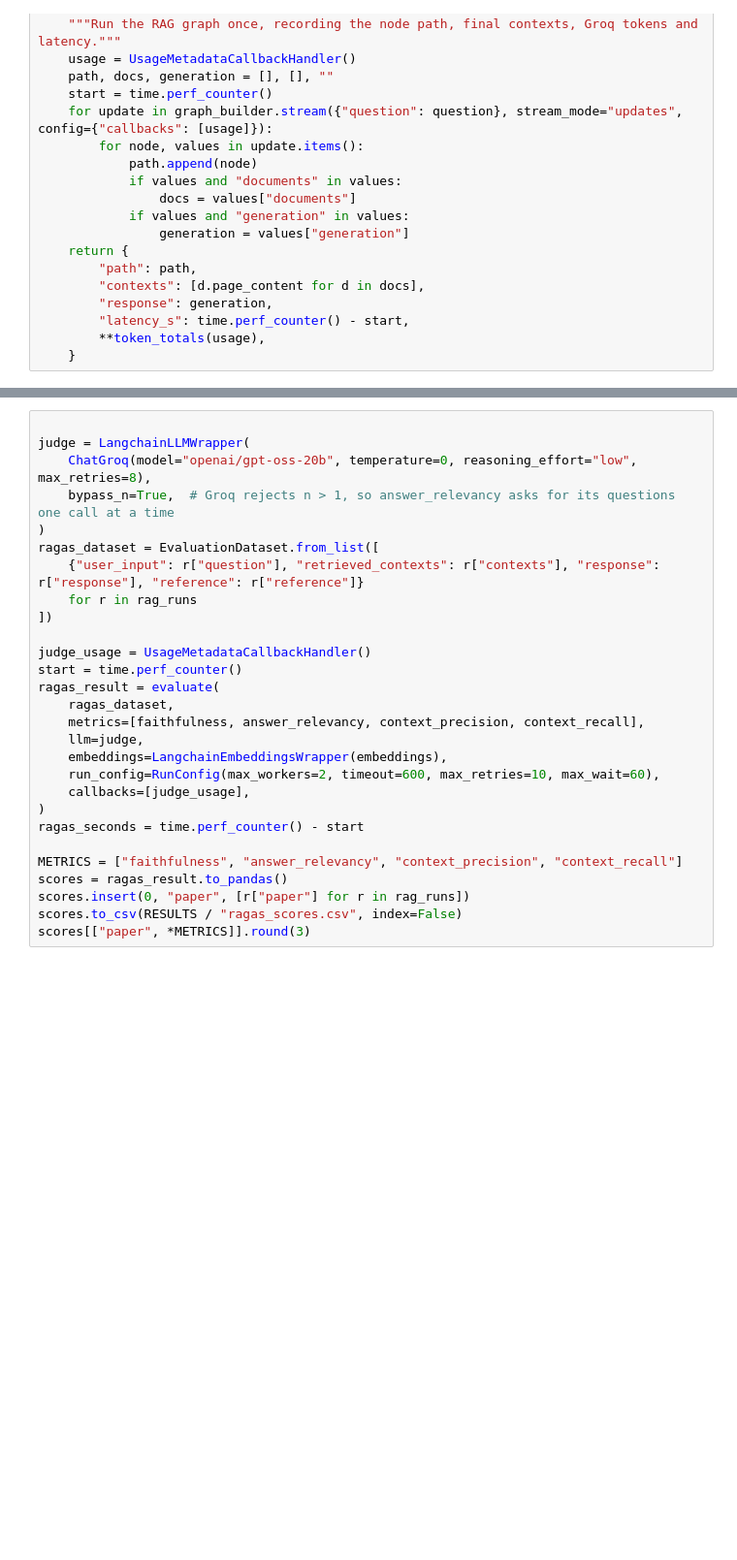
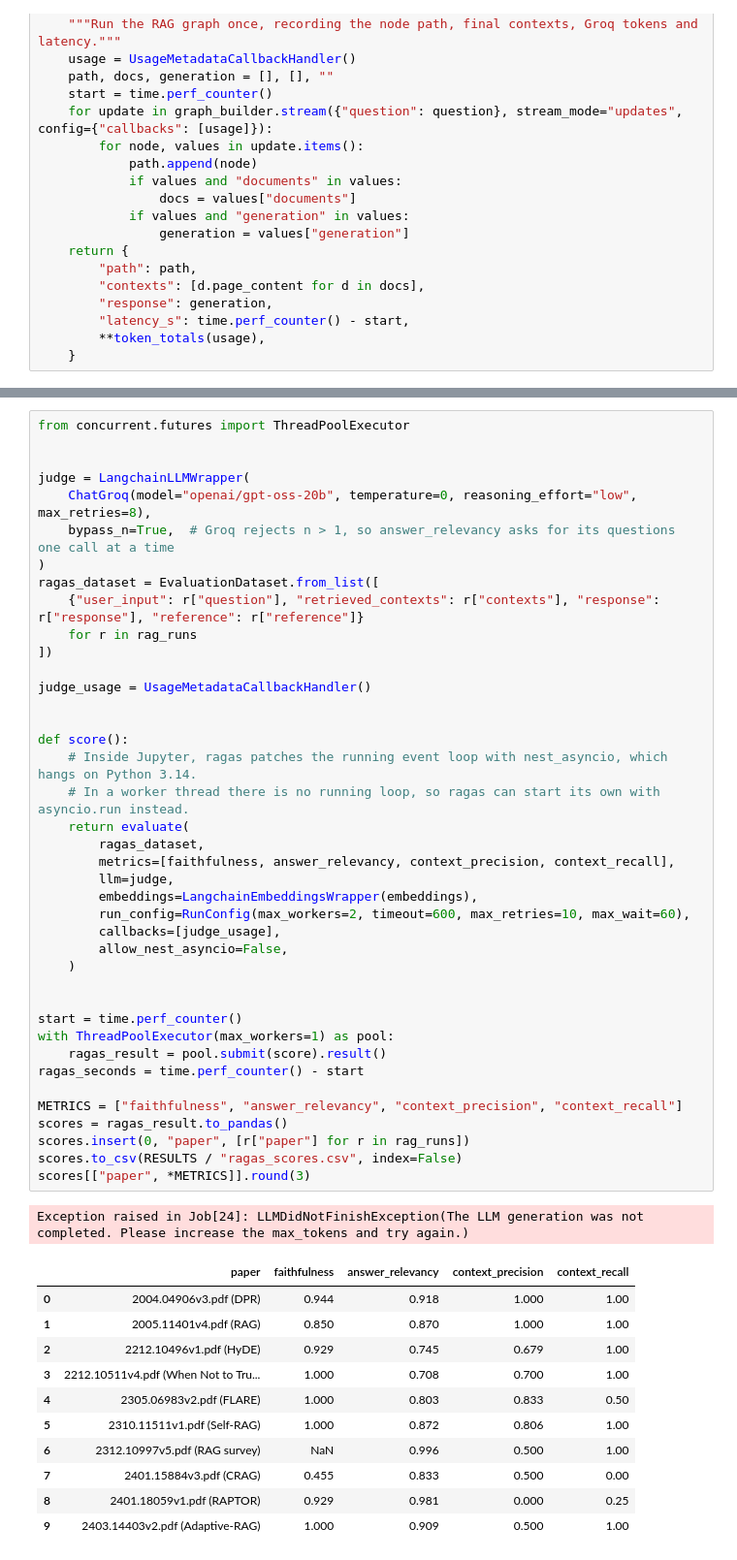
Before and after one commit to nourayman21k/Adaptive_Jev_RAG, a Jupyter notebook: adaptive.ipynb, the cells around one changed output, grey strips where cells are left out. Shown at 97% size. Drawn from its saved outputs; the diff is of its cells as text; blank space fills up the shorter version.

```diff
--- a/adaptive.ipynb
+++ b/adaptive.ipynb
@@ -625,31 +664,56 @@ for item in ragas_questions:
 # %%
+from concurrent.futures import ThreadPoolExecutor
+
 
 judge = LangchainLLMWrapper(
     ChatGroq(model="openai/gpt-oss-20b", temperature=0, reasoning_effort="low", max_retries=8),
     bypass_n=True,  # Groq rejects n > 1, so answer_relevancy asks for its questions one call at a time
 )
 ragas_dataset = EvaluationDataset.from_list([
     {"user_input": r["question"], "retrieved_contexts": r["contexts"], "response": r["response"], "reference": r["reference"]}
     for r in rag_runs
 ])
 
 judge_usage = UsageMetadataCallbackHandler()
+
+
+def score():
+    # Inside Jupyter, ragas patches the running event loop with nest_asyncio, which hangs on Python 3.14.
+    # In a worker thread there is no running loop, so ragas can start its own with asyncio.run instead.
+    return evaluate(
+        ragas_dataset,
+        metrics=[faithfulness, answer_relevancy, context_precision, context_recall],
+        llm=judge,
+        embeddings=LangchainEmbeddingsWrapper(embeddings),
+        run_config=RunConfig(max_workers=2, timeout=600, max_retries=10, max_wait=60),
+        callbacks=[judge_usage],
+        allow_nest_asyncio=False,
+    )
+
+
 start = time.perf_counter()
-ragas_result = evaluate(
-    ragas_dataset,
-    metrics=[faithfulness, answer_relevancy, context_precision, context_recall],
-    llm=judge,
-    embeddings=LangchainEmbeddingsWrapper(embeddings),
-    run_config=RunConfig(max_workers=2, timeout=600, max_retries=10, max_wait=60),
-    callbacks=[judge_usage],
-)
+with ThreadPoolExecutor(max_workers=1) as pool:
+    ragas_result = pool.submit(score).result()
 ragas_seconds = time.perf_counter() - start
 
 METRICS = ["faithfulness", "answer_relevancy", "context_precision", "context_recall"]
 scores = ragas_result.to_pandas()
 scores.insert(0, "paper", [r["paper"] for r in rag_runs])
 scores.to_csv(RESULTS / "ragas_scores.csv", index=False)
 scores[["paper", *METRICS]].round(3)
+# %% [output]
+Exception raised in Job[24]: LLMDidNotFinishException(The LLM generation was not completed. Please increase the max_tokens and try again.)
+|  | paper | faithfulness | answer_relevancy | context_precision | context_recall |
+| 0 | 2004.04906v3.pdf (DPR) | 0.944 | 0.918 | 1.000 | 1.00 |
+| 1 | 2005.11401v4.pdf (RAG) | 0.850 | 0.870 | 1.000 | 1.00 |
+| 2 | 2212.10496v1.pdf (HyDE) | 0.929 | 0.745 | 0.679 | 1.00 |
+| 3 | 2212.10511v4.pdf (When Not to Tru... | 1.000 | 0.708 | 0.700 | 1.00 |
+| 4 | 2305.06983v2.pdf (FLARE) | 1.000 | 0.803 | 0.833 | 0.50 |
+| 5 | 2310.11511v1.pdf (Self-RAG) | 1.000 | 0.872 | 0.806 | 1.00 |
+| 6 | 2312.10997v5.pdf (RAG survey) | NaN | 0.996 | 0.500 | 1.00 |
+| 7 | 2401.15884v3.pdf (CRAG) | 0.455 | 0.833 | 0.500 | 0.00 |
+| 8 | 2401.18059v1.pdf (RAPTOR) | 0.929 | 0.981 | 0.000 | 0.25 |
+| 9 | 2403.14403v2.pdf (Adaptive-RAG) | 1.000 | 0.909 | 0.500 | 1.00 |
 # %%
 
 latencies = [r["latency_s"] for r in rag_runs]
```
Also changed, not shown: parts of 9 cells of this notebook, 5 other files.
